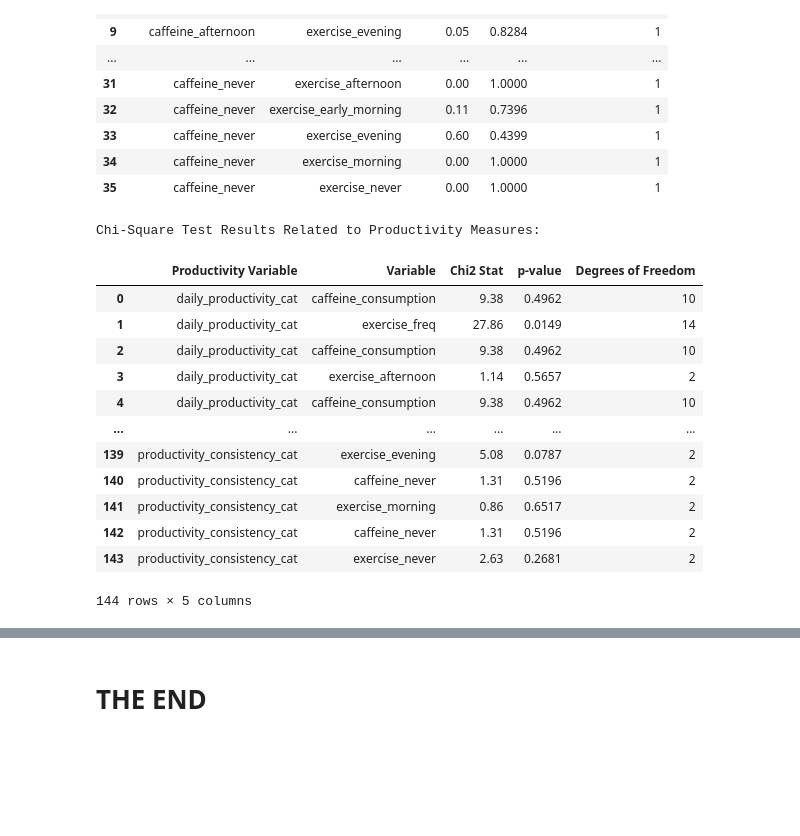
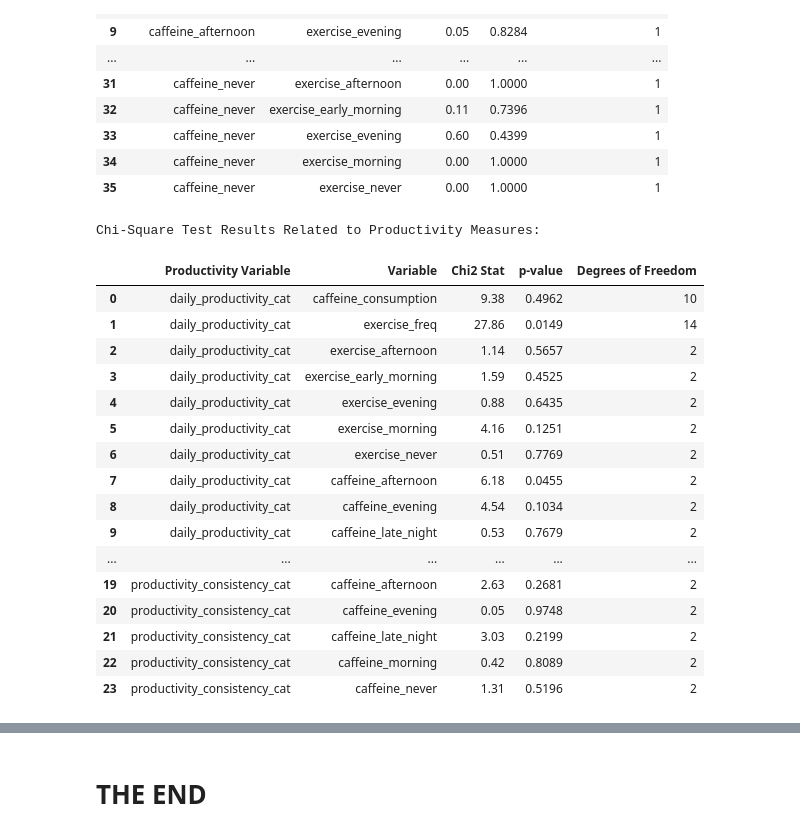
Before and after one commit to KayvanShah1/usc-dsci517-rmaus-fall24, a Jupyter notebook: project-part-3/notebooks/cleaning_statistical_analysis.ipynb, the cells around one changed output, grey strips where cells are left out. Drawn from its saved outputs; the diff is of its cells as text; code cells hidden in the pictures; blank space fills up the shorter version.

```diff
--- a/project-part-3/notebooks/cleaning_statistical_analysis.ipynb
+++ b/project-part-3/notebooks/cleaning_statistical_analysis.ipynb
@@ -538,41 +830,45 @@ results = []
 for prod_var in productivity_vars:
     for col1 in caffeine_vars:
         for col2 in exercise_vars:
             chi2_stat, p_value, dof, expected = chi_square_test(df_clean, prod_var, col1)
             results.append({
                 'Productivity Variable': prod_var,
                 'Variable': col1,
                 'Chi2 Stat': round(chi2_stat, 2),
                 'p-value': round(p_value, 4),
                 'Degrees of Freedom': dof
             })
             chi2_stat, p_value, dof, expected = chi_square_test(df_clean, prod_var, col2)
             results.append({
                 'Productivity Variable': prod_var,
                 'Variable': col2,
                 'Chi2 Stat': round(chi2_stat, 2),
                 'p-value': round(p_value, 4),
                 'Degrees of Freedom': dof
             })
 
 # Convert results to a DataFrame
-results_df = pd.DataFrame(results)
+results_df = pd.DataFrame(results).drop_duplicates().reset_index(drop=True)
 
 # Display the results
 print("Chi-Square Test Results Related to Productivity Measures:")
 results_df
 # %% [output]
 Chi-Square Test Results Related to Productivity Measures:
 |  | Productivity Variable | Variable | Chi2 Stat | p-value | Degrees of Freedom |
 | 0 | daily_productivity_cat | caffeine_consumption | 9.38 | 0.4962 | 10 |
 | 1 | daily_productivity_cat | exercise_freq | 27.86 | 0.0149 | 14 |
-| 2 | daily_productivity_cat | caffeine_consumption | 9.38 | 0.4962 | 10 |
-| 3 | daily_productivity_cat | exercise_afternoon | 1.14 | 0.5657 | 2 |
-| 4 | daily_productivity_cat | caffeine_consumption | 9.38 | 0.4962 | 10 |
+| 2 | daily_productivity_cat | exercise_afternoon | 1.14 | 0.5657 | 2 |
+| 3 | daily_productivity_cat | exercise_early_morning | 1.59 | 0.4525 | 2 |
+| 4 | daily_productivity_cat | exercise_evening | 0.88 | 0.6435 | 2 |
+| 5 | daily_productivity_cat | exercise_morning | 4.16 | 0.1251 | 2 |
+| 6 | daily_productivity_cat | exercise_never | 0.51 | 0.7769 | 2 |
+| 7 | daily_productivity_cat | caffeine_afternoon | 6.18 | 0.0455 | 2 |
+| 8 | daily_productivity_cat | caffeine_evening | 4.54 | 0.1034 | 2 |
+| 9 | daily_productivity_cat | caffeine_late_night | 0.53 | 0.7679 | 2 |
 | ... | ... | ... | ... | ... | ... |
-| 139 | productivity_consistency_cat | exercise_evening | 5.08 | 0.0787 | 2 |
-| 140 | productivity_consistency_cat | caffeine_never | 1.31 | 0.5196 | 2 |
-| 141 | productivity_consistency_cat | exercise_morning | 0.86 | 0.6517 | 2 |
-| 142 | productivity_consistency_cat | caffeine_never | 1.31 | 0.5196 | 2 |
-| 143 | productivity_consistency_cat | exercise_never | 2.63 | 0.2681 | 2 |
+| 19 | productivity_consistency_cat | caffeine_afternoon | 2.63 | 0.2681 | 2 |
+| 20 | productivity_consistency_cat | caffeine_evening | 0.05 | 0.9748 | 2 |
+| 21 | productivity_consistency_cat | caffeine_late_night | 3.03 | 0.2199 | 2 |
+| 22 | productivity_consistency_cat | caffeine_morning | 0.42 | 0.8089 | 2 |
+| 23 | productivity_consistency_cat | caffeine_never | 1.31 | 0.5196 | 2 |
-144 rows × 5 columns
```
Also changed, not shown: parts of 28 cells of this notebook.
